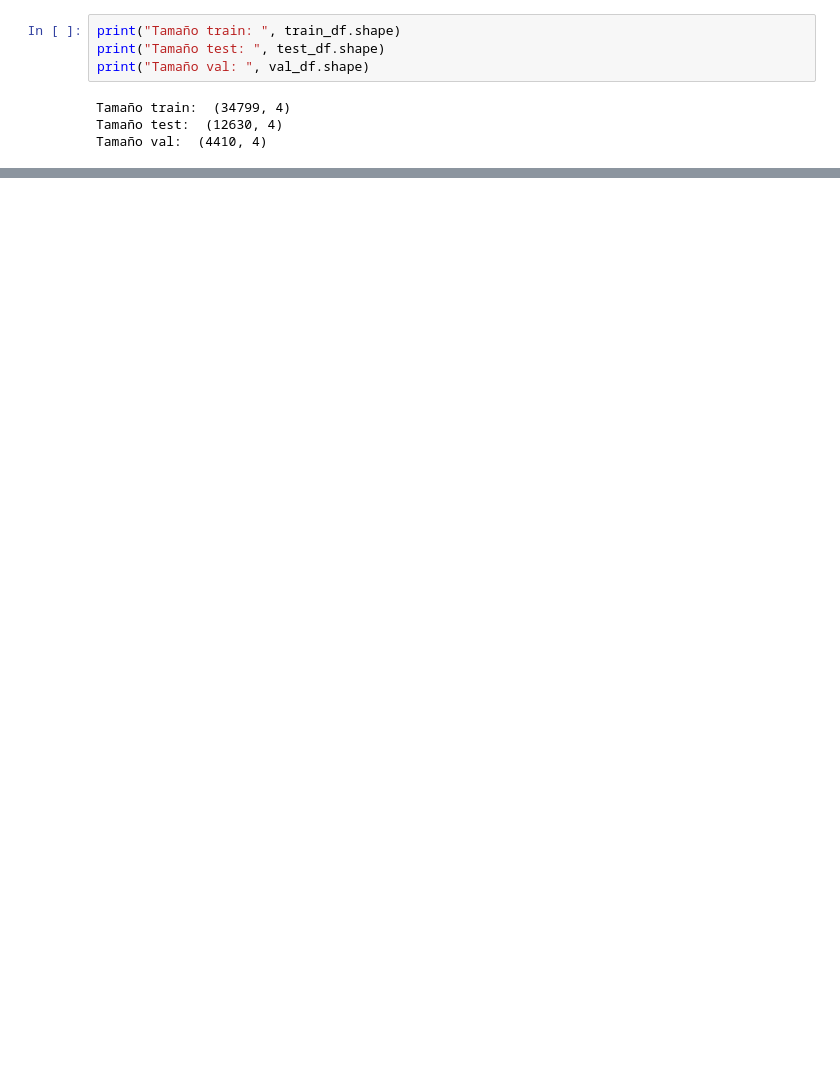
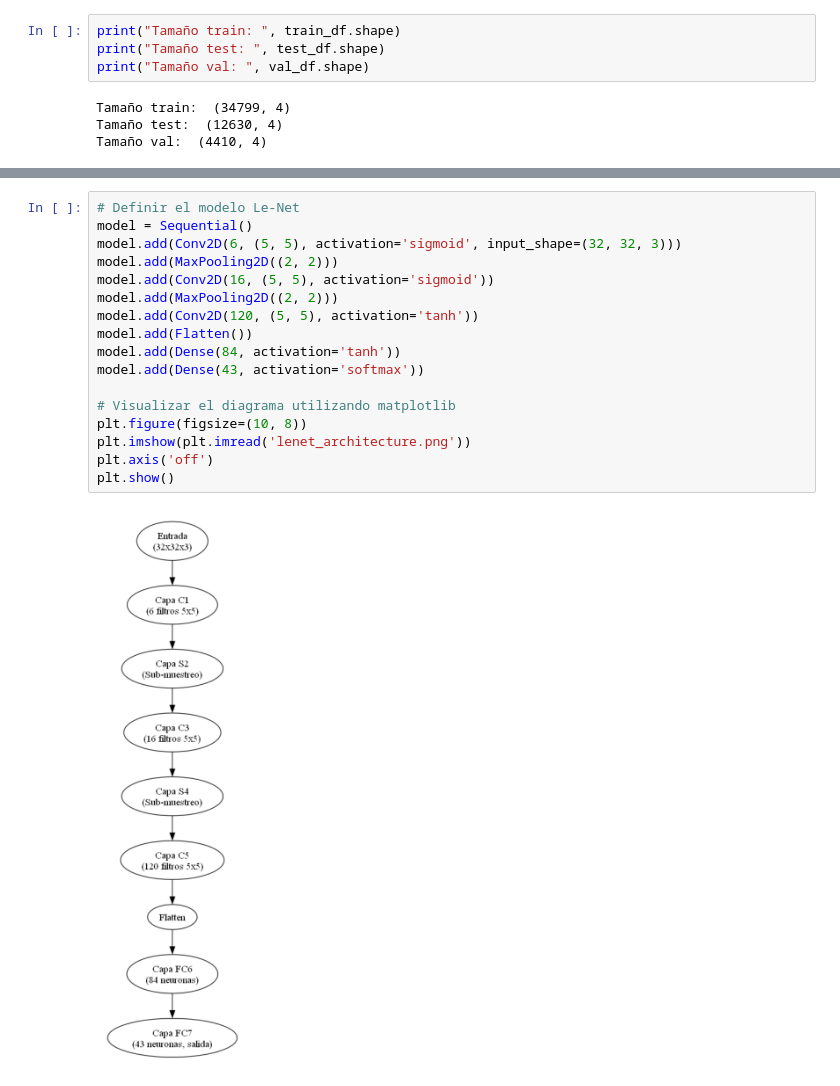
Before and after one commit to stefanoaragoni/lab2_datascience, a Jupyter notebook: lab2.ipynb, the cells around one changed output, grey strips where cells are left out. Cells and saved outputs as stored; diff of their text form; blank space fills up the shorter version.

```diff
--- a/lab2.ipynb
+++ b/lab2.ipynb
@@ -460,0 +271,19 @@ Epoch 10/10
+# %%
+# Definir el modelo Le-Net
+model = Sequential()
+model.add(Conv2D(6, (5, 5), activation='sigmoid', input_shape=(32, 32, 3)))
+model.add(MaxPooling2D((2, 2)))
+model.add(Conv2D(16, (5, 5), activation='sigmoid'))
+model.add(MaxPooling2D((2, 2)))
+model.add(Conv2D(120, (5, 5), activation='tanh'))
+model.add(Flatten())
+model.add(Dense(84, activation='tanh'))
+model.add(Dense(43, activation='softmax'))
+
+# Visualizar el diagrama utilizando matplotlib
+plt.figure(figsize=(10, 8))
+plt.imshow(plt.imread('lenet_architecture.png'))
+plt.axis('off')
+plt.show()
+# %% [output]
+[figure, added]
```
Also changed, not shown: parts of 57 cells of this notebook, 1 other file.
